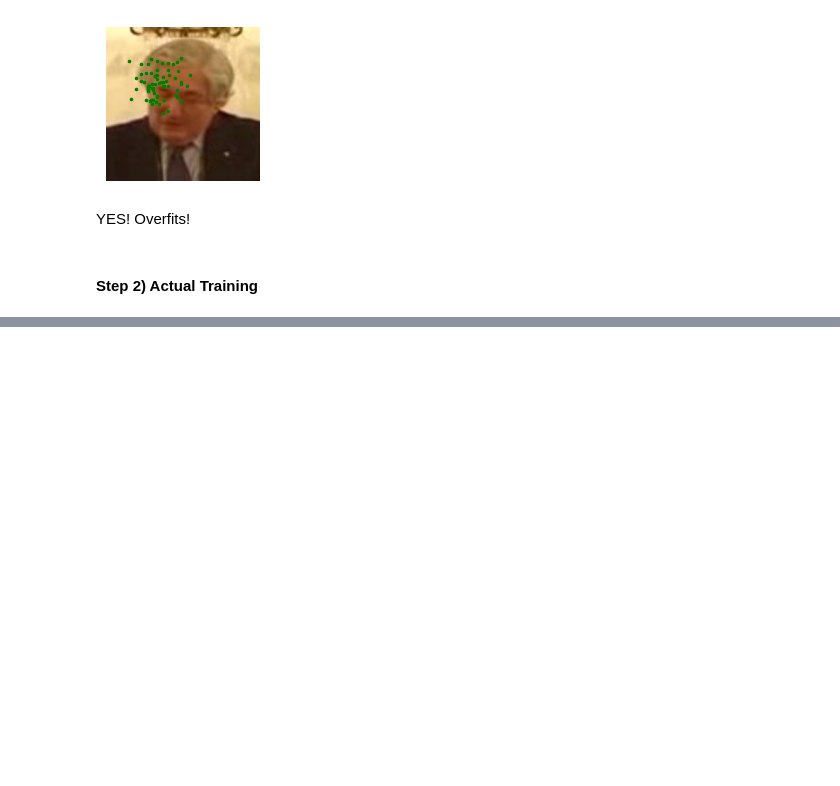
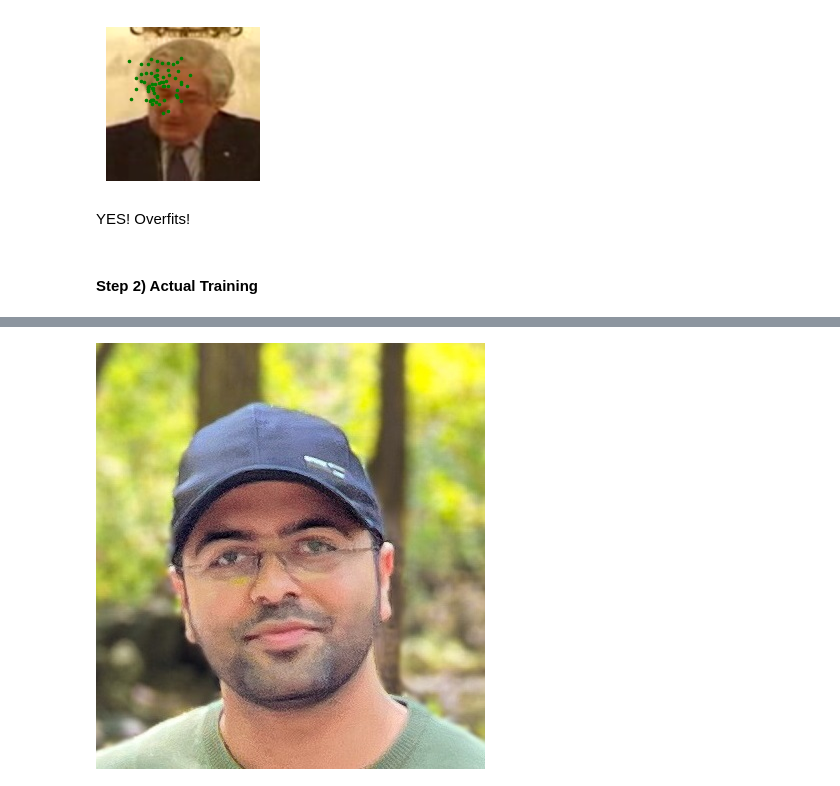
Before and after one commit to Gholamrezadar/facial_keypoints_detection, a Jupyter notebook: Facial_Keypoints_Detection.ipynb, the cells around one changed output, grey strips where cells are left out. Saved outputs shown, nothing was run; the diff lists cells and outputs as text; code cells hidden in the pictures; blank space fills up the shorter version.

```diff
--- a/Facial_Keypoints_Detection.ipynb
+++ b/Facial_Keypoints_Detection.ipynb
@@ -362,0 +410,5 @@ plt.show()
+# %%
+img = Image.open('GHDface.jpg')
+img
+# %% [output]
+[figure, added]
```
Also changed, not shown: parts of 15 cells of this notebook.
